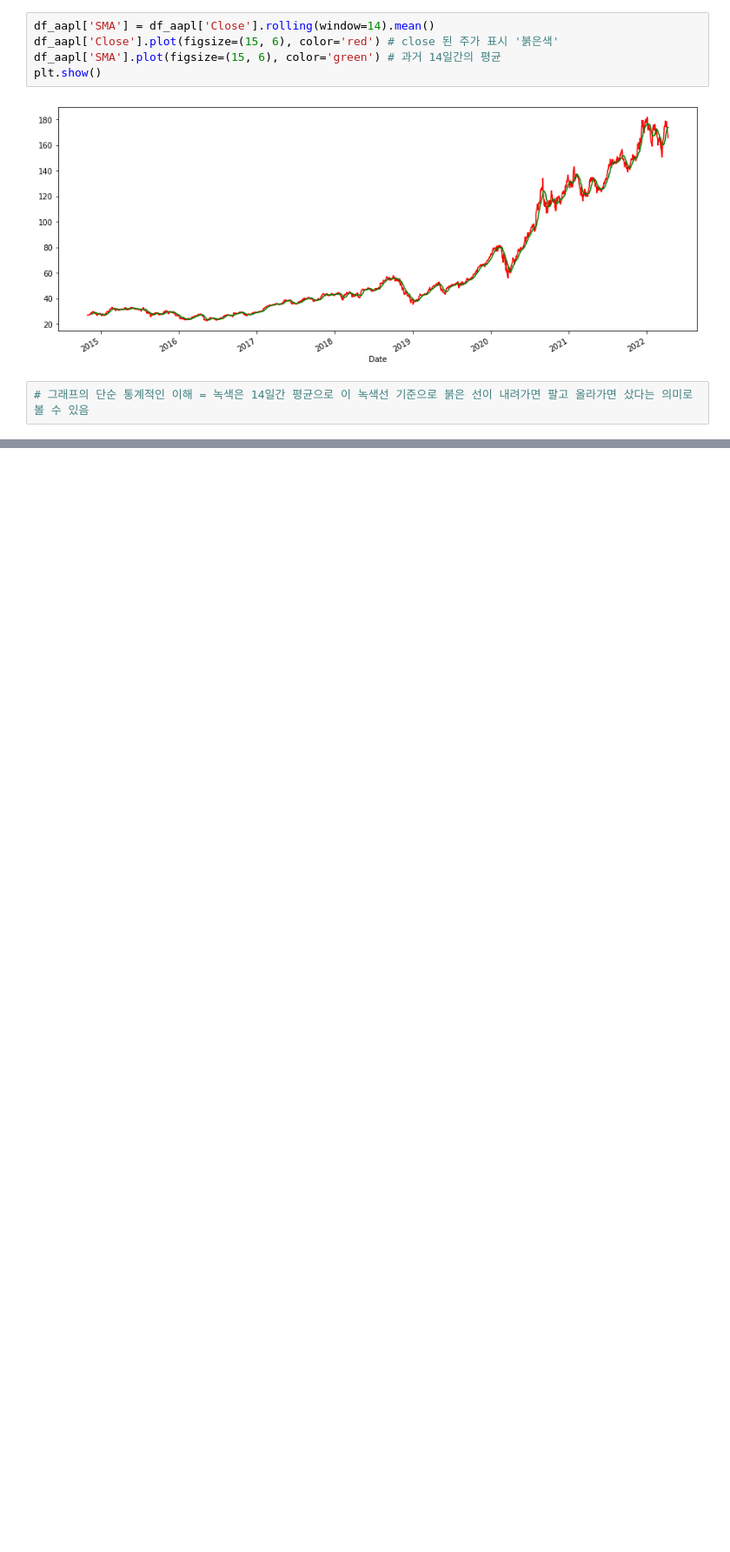
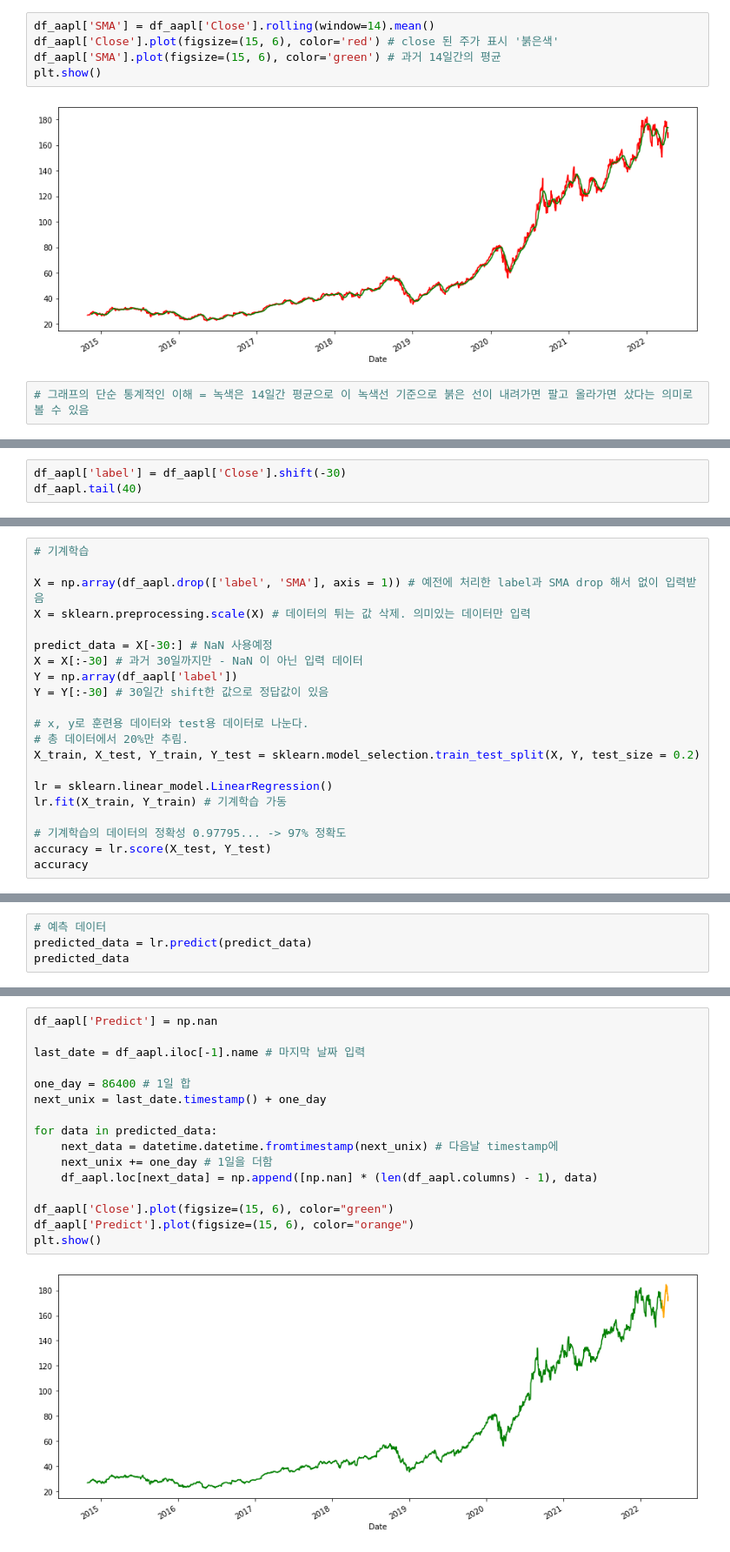
Before and after one commit to adasey/MlData, a Jupyter notebook: lesson_predict_stock.ipynb, the cells around one changed output, grey strips where cells are left out. Shown at 87% size. Cells and saved outputs as stored; diff of their text form; blank space fills up the shorter version.

Commit message:
machine learning linear regression 추가

```diff
--- a/lesson_predict_stock.ipynb
+++ b/lesson_predict_stock.ipynb
@@ -33,0 +62,3 @@ plt.show()
+# %%
+df_aapl['label'] = df_aapl['Close'].shift(-30)
+df_aapl.tail(40)
@@ -33,0 +84,21 @@ plt.show()
+# %%
+# 기계학습
+
+X = np.array(df_aapl.drop(['label', 'SMA'], axis = 1)) # 예전에 처리한 label과 SMA drop 해서 없이 입력받음
+X = sklearn.preprocessing.scale(X) # 데이터의 튀는 값 삭제. 의미있는 데이터만 입력
+
+predict_data = X[-30:] # NaN 사용예정
+X = X[:-30] # 과거 30일까지만 - NaN 이 아닌 입력 데이터
+Y = np.array(df_aapl['label'])
+Y = Y[:-30] # 30일간 shift한 값으로 정답값이 있음
+
+# x, y로 훈련용 데이터와 test용 데이터로 나눈다.
+# 총 데이터에서 20%만 추림.
+X_train, X_test, Y_train, Y_test = sklearn.model_selection.train_test_split(X, Y, test_size = 0.2)
+
+lr = sklearn.linear_model.LinearRegression()
+lr.fit(X_train, Y_train) # 기계학습 가동
+
+# 기계학습의 데이터의 정확성 0.97795... -> 97% 정확도
+accuracy = lr.score(X_test, Y_test)
+accuracy
@@ -33,0 +107,4 @@ plt.show()
+# %%
+# 예측 데이터
+predicted_data = lr.predict(predict_data)
+predicted_data
@@ -33,0 +120,18 @@ plt.show()
+# %%
+df_aapl['Predict'] = np.nan
+
+last_date = df_aapl.iloc[-1].name # 마지막 날짜 입력
+
+one_day = 86400 # 1일 합
+next_unix = last_date.timestamp() + one_day
+
+for data in predicted_data:
+    next_data = datetime.datetime.fromtimestamp(next_unix) # 다음날 timestamp에
+    next_unix += one_day # 1일을 더함
+    df_aapl.loc[next_data] = np.append([np.nan] * (len(df_aapl.columns) - 1), data)
+
+df_aapl['Close'].plot(figsize=(15, 6), color="green")
+df_aapl['Predict'].plot(figsize=(15, 6), color="orange")
+plt.show()
+# %% [output]
+[figure, added]
```
Also changed, not shown: parts of 9 cells of this notebook.
